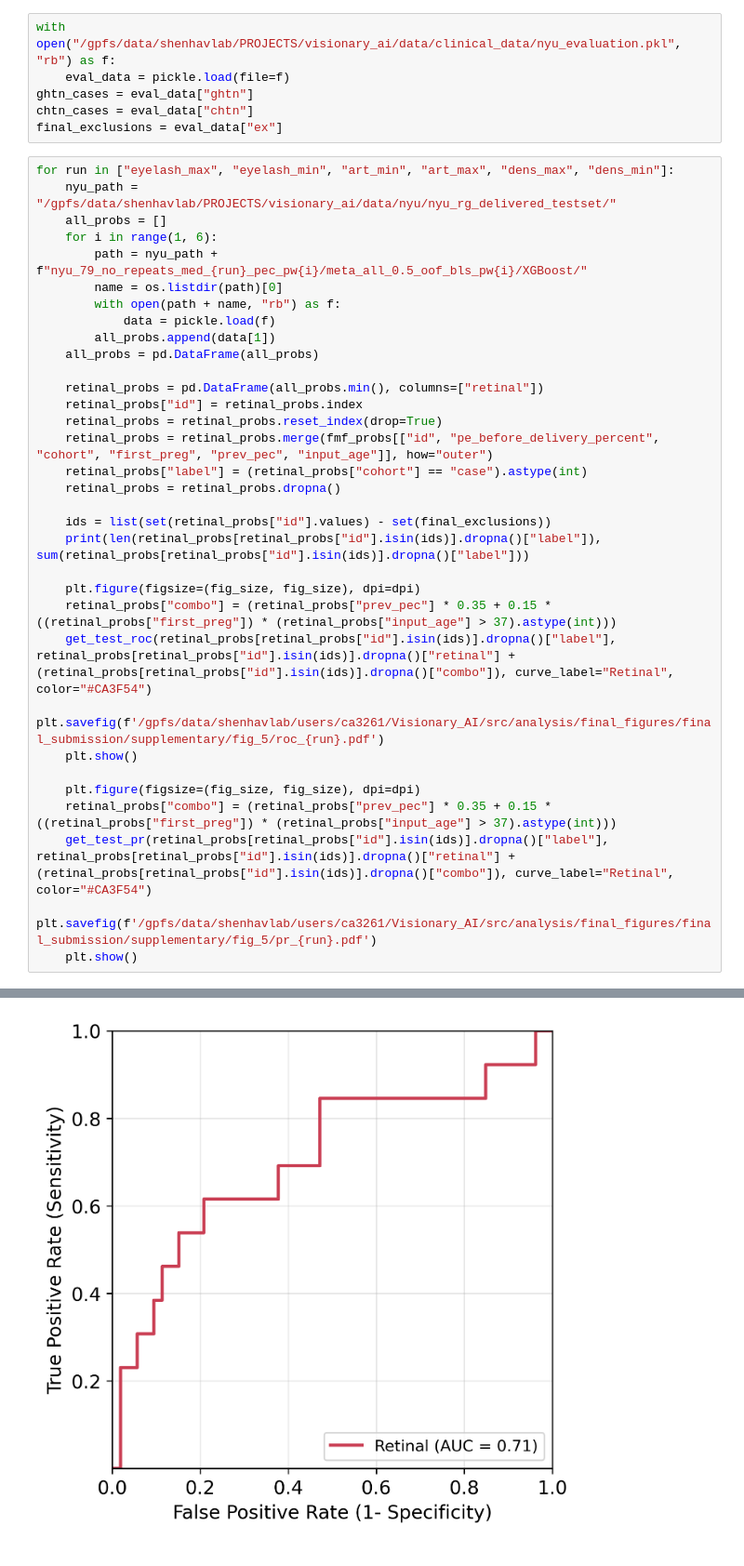
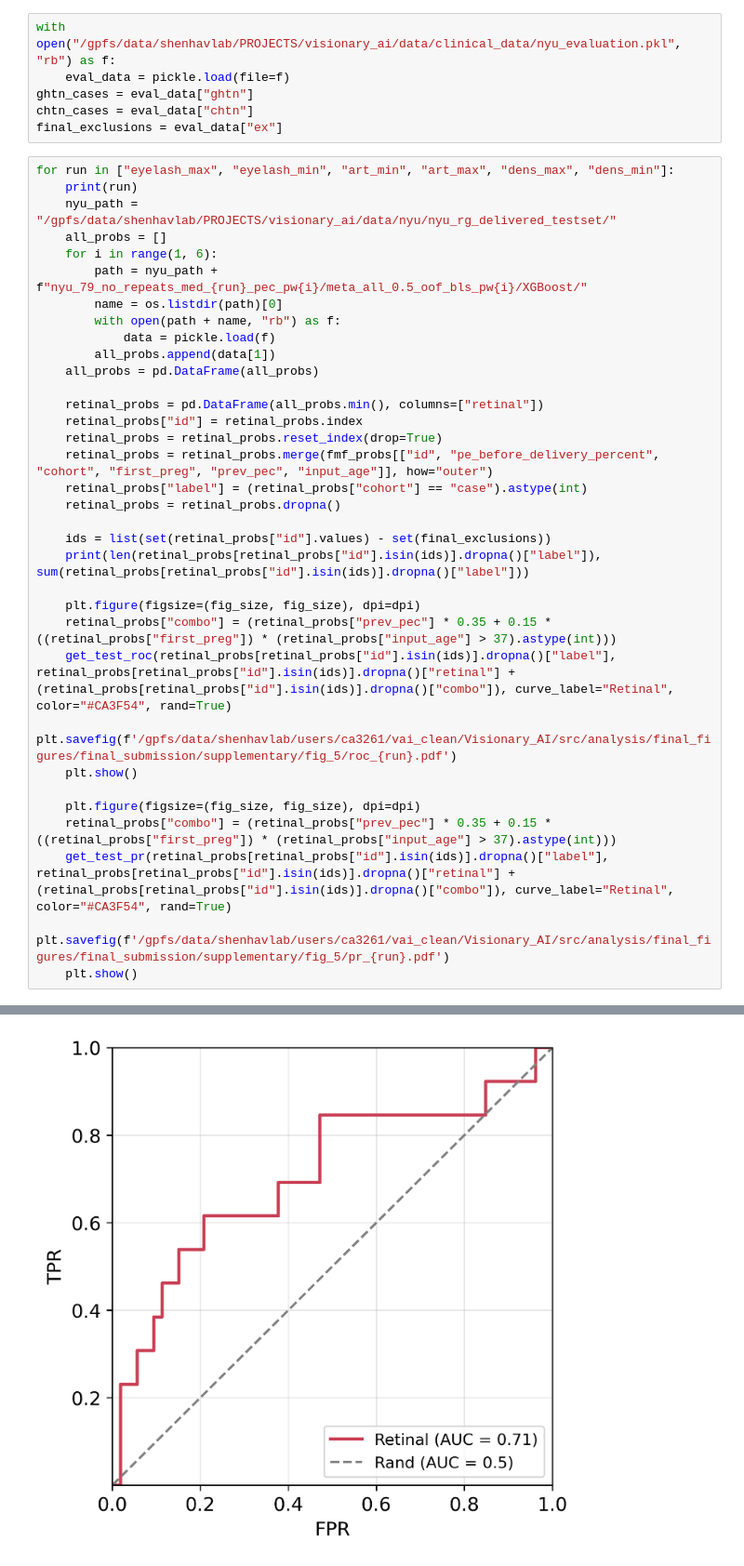
Before and after one commit to Shenhav-Lab/Visionary-AI-HDP, a Jupyter notebook: code/supplementary/supplementary_figure_5.ipynb, the cells around one changed output, grey strips where cells are left out. Shown at 93% size. Drawn from its saved outputs; the diff is of its cells as text.

Commit message:
add rand line

```diff
--- a/code/supplementary/supplementary_figure_5.ipynb
+++ b/code/supplementary/supplementary_figure_5.ipynb
@@ -35,6 +35,7 @@ chtn_cases = eval_data["chtn"]
 final_exclusions = eval_data["ex"]
 # %%
 for run in ["eyelash_max", "eyelash_min", "art_min", "art_max", "dens_max", "dens_min"]:
+    print(run)
     nyu_path = "/gpfs/data/shenhavlab/PROJECTS/visionary_ai/data/nyu/nyu_rg_delivered_testset/"
     all_probs = []
     for i in range(1, 6):
@@ -57,13 +58,13 @@ for run in ["eyelash_max", "eyelash_min", "art_min", "art_max", "dens_max", "den
 
     plt.figure(figsize=(fig_size, fig_size), dpi=dpi)
     retinal_probs["combo"] = (retinal_probs["prev_pec"] * 0.35 + 0.15 *((retinal_probs["first_preg"]) * (retinal_probs["input_age"] > 37).astype(int)))
-    get_test_roc(retinal_probs[retinal_probs["id"].isin(ids)].dropna()["label"], retinal_probs[retinal_probs["id"].isin(ids)].dropna()["retinal"] + (retinal_probs[retinal_probs["id"].isin(ids)].dropna()["combo"]), curve_label="Retinal", color="#CA3F54")
-    plt.savefig(f'/gpfs/data/shenhavlab/users/ca3261/Visionary_AI/src/analysis/final_figures/final_submission/supplementary/fig_5/roc_{run}.pdf')
+    get_test_roc(retinal_probs[retinal_probs["id"].isin(ids)].dropna()["label"], retinal_probs[retinal_probs["id"].isin(ids)].dropna()["retinal"] + (retinal_probs[retinal_probs["id"].isin(ids)].dropna()["combo"]), curve_label="Retinal", color="#CA3F54", rand=True)
+    plt.savefig(f'/gpfs/data/shenhavlab/users/ca3261/vai_clean/Visionary_AI/src/analysis/final_figures/final_submission/supplementary/fig_5/roc_{run}.pdf')
     plt.show()
 
     plt.figure(figsize=(fig_size, fig_size), dpi=dpi)
     retinal_probs["combo"] = (retinal_probs["prev_pec"] * 0.35 + 0.15 *((retinal_probs["first_preg"]) * (retinal_probs["input_age"] > 37).astype(int)))
-    get_test_pr(retinal_probs[retinal_probs["id"].isin(ids)].dropna()["label"], retinal_probs[retinal_probs["id"].isin(ids)].dropna()["retinal"] + (retinal_probs[retinal_probs["id"].isin(ids)].dropna()["combo"]), curve_label="Retinal", color="#CA3F54")
-    plt.savefig(f'/gpfs/data/shenhavlab/users/ca3261/Visionary_AI/src/analysis/final_figures/final_submission/supplementary/fig_5/pr_{run}.pdf')
+    get_test_pr(retinal_probs[retinal_probs["id"].isin(ids)].dropna()["label"], retinal_probs[retinal_probs["id"].isin(ids)].dropna()["retinal"] + (retinal_probs[retinal_probs["id"].isin(ids)].dropna()["combo"]), curve_label="Retinal", color="#CA3F54", rand=True)
+    plt.savefig(f'/gpfs/data/shenhavlab/users/ca3261/vai_clean/Visionary_AI/src/analysis/final_figures/final_submission/supplementary/fig_5/pr_{run}.pdf')
     plt.show()
 # %% [output]
@@ -70,2 +72,2 @@ for run in ["eyelash_max", "eyelash_min", "art_min", "art_max", "dens_max", "den
 66 13
-[figure, old version]
+[figure, new version]
```
Also changed, not shown: parts of 1 cell of this notebook.
